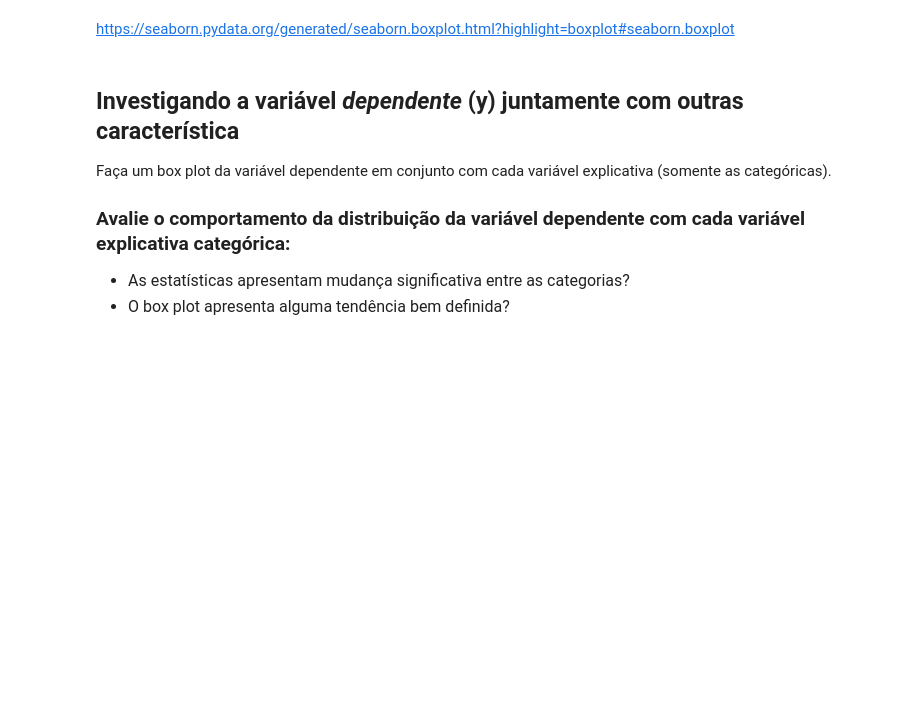
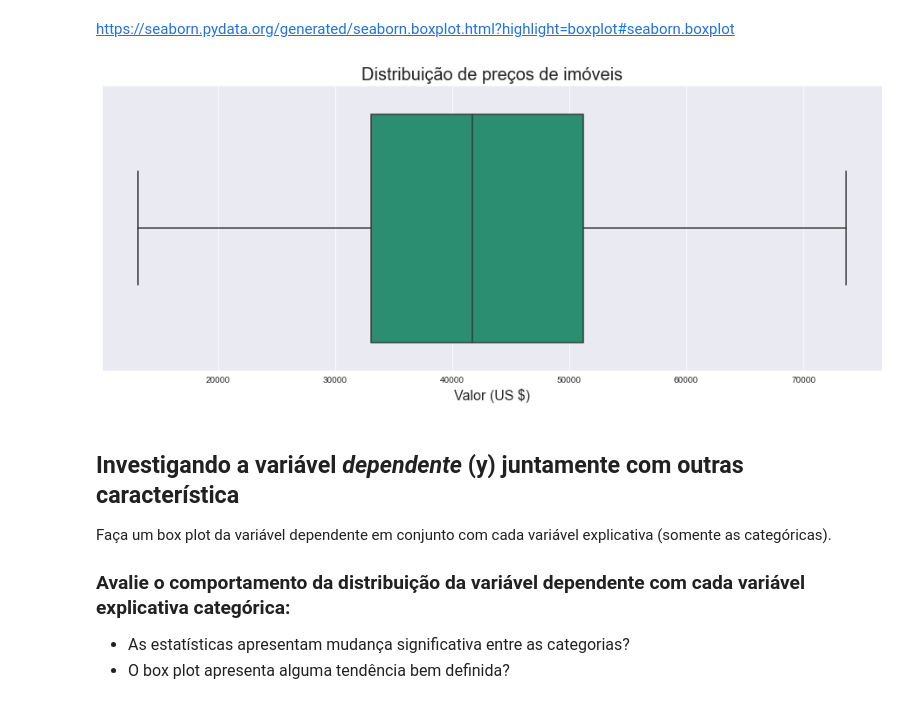
Before and after one commit to King-Bowie/previsao_preco_imovel, a Jupyter notebook: analise_imovel.ipynb, the cells around one changed output. Saved outputs shown, nothing was run; the diff lists cells and outputs as text; code cells hidden in the pictures; blank space fills up the shorter version.

```diff
--- a/analise_imovel.ipynb
+++ b/analise_imovel.ipynb
@@ -32,5 +39,7 @@
 ## Leitura dos dados
 
 Dataset está na pasta "Dados" com o nome "HousePrices_HalfMil.csv" em usa como separador ";".
+# %%
+dados = pd.read_csv('dados/HousePrices_HalfMil.csv',sep=';')
 # %% [markdown]
 ## Visualizar os dados
@@ -64,5 +111,8 @@ Dataset está na pasta "Dados" com o nome "HousePrices_HalfMil.csv" em usa como
 # %% [markdown]
 ## Configure o estilo e cor dos gráficos (opcional)
+# %%
+sns.set_palette('Dark2')
+sns.set_style('darkgrid')
 # %% [markdown]
 ## Box plot da variável *dependente* (y)
 
@@ -74,6 +124,13 @@ Dataset está na pasta "Dados" com o nome "HousePrices_HalfMil.csv" em usa como
 </ul>
 # %% [markdown]
 https://seaborn.pydata.org/generated/seaborn.boxplot.html?highlight=boxplot#seaborn.boxplot
+# %%
+ax = sns.boxplot(x=dados.precos)
+ax.set_title('Distribuição de preços de imóveis', fontsize=20)
+ax.set_xlabel('Valor (US $)',fontsize=16)
+ax.figure.set_size_inches(16,6)
+# %% [output]
+[figure, added]
 # %% [markdown]
 ## Investigando a variável *dependente* (y) juntamente com outras característica
 
```
Also changed, not shown: parts of 38 cells of this notebook, 1 other file.
